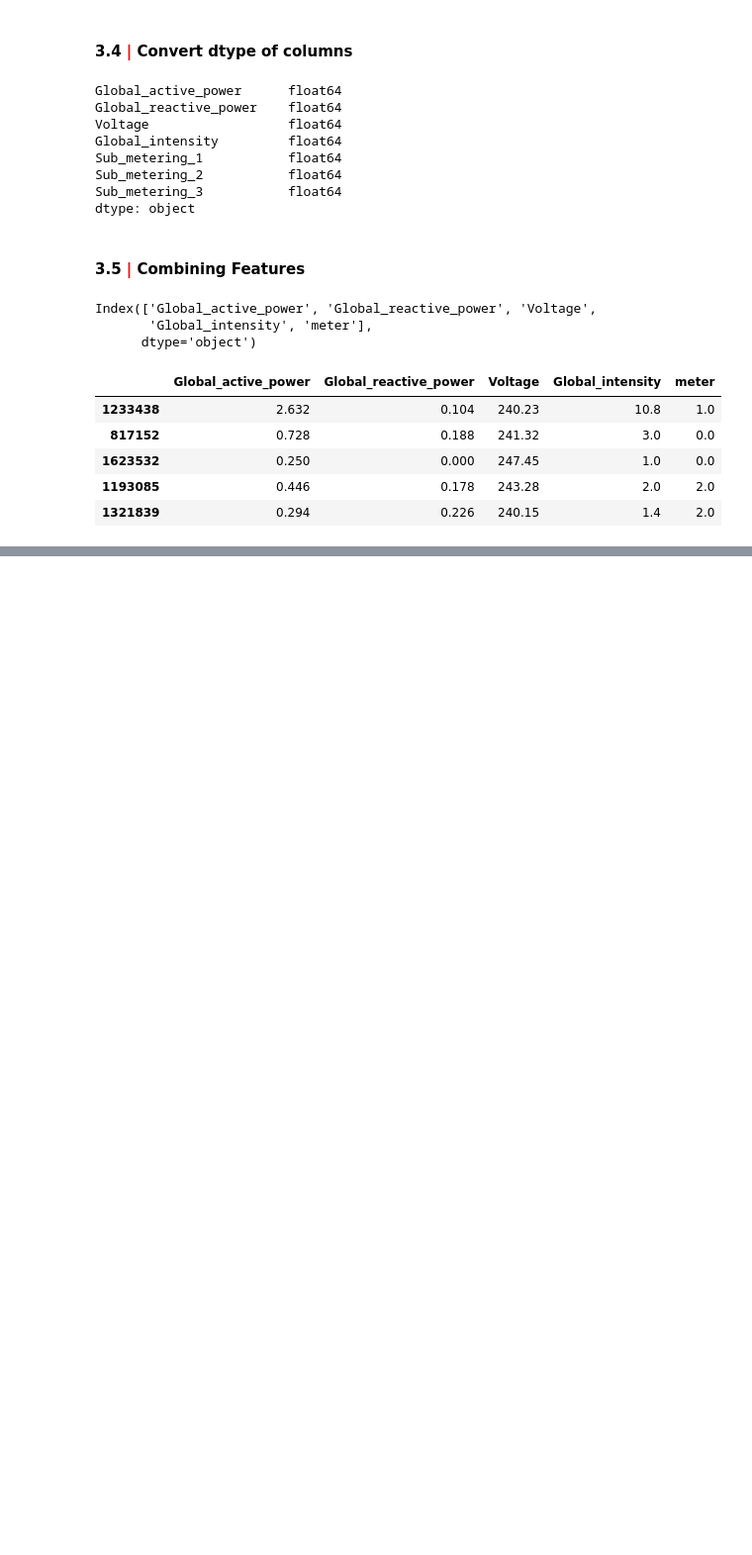
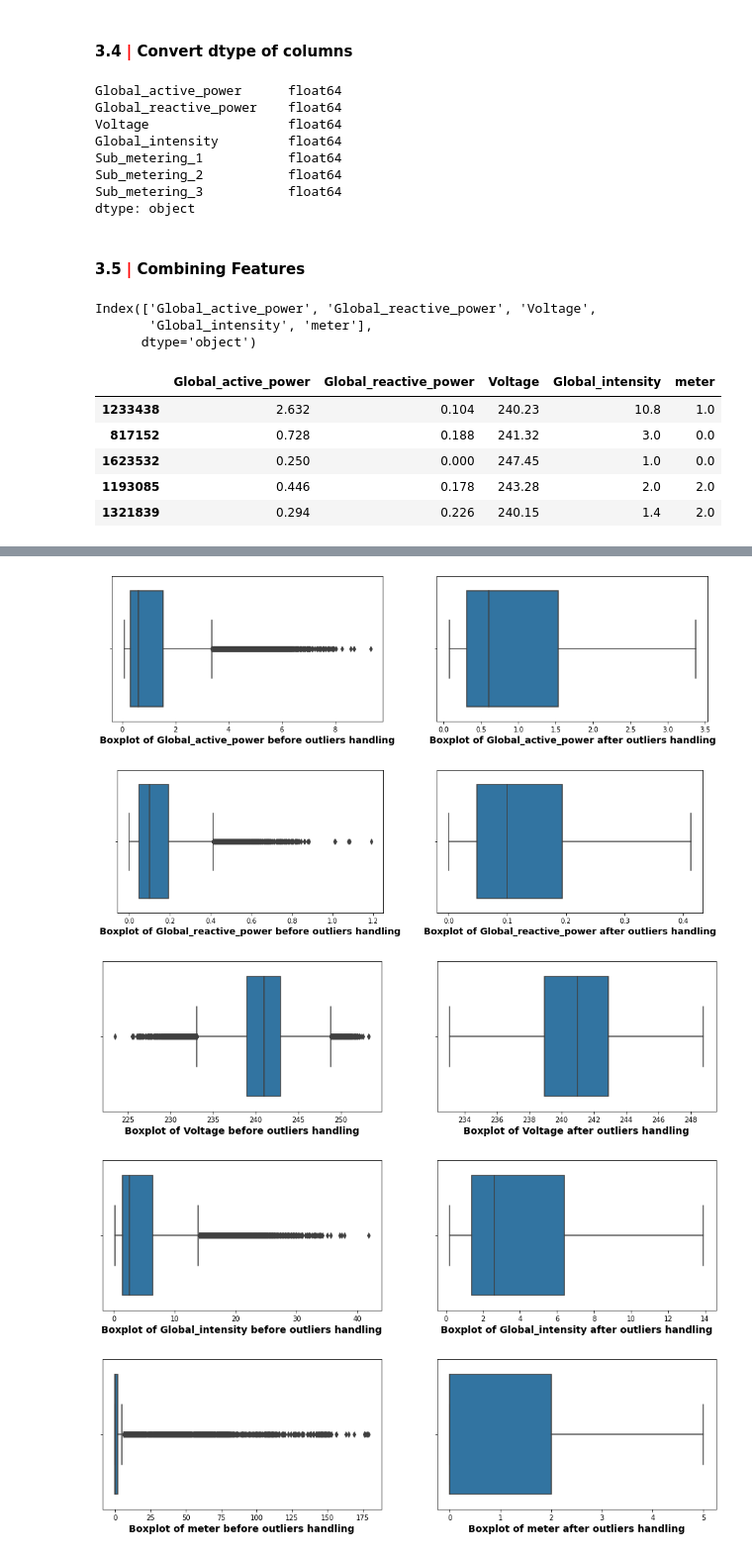
Before and after one commit to Preranapagar/ML_Projects, a Jupyter notebook: Project/Household Power Consumption/project.ipynb, the cells around one changed output, grey strips where cells are left out. Shown: that part at 99% size. Saved outputs shown, nothing was run; the diff lists cells and outputs as text; code cells hidden in the pictures; blank space fills up the shorter version.

Commit message:
handling outliers

```diff
--- a/Project/Household Power Consumption/project.ipynb
+++ b/Project/Household Power Consumption/project.ipynb
@@ -233,0 +259,30 @@ plotnum =1
+# %%
+#Handling Outlier
+
+df1 = df_sample.copy()
+
+for col in df1.columns:
+    iqr = df1[col].quantile(0.75) - df1[col].quantile(0.25)
+    lower_limit = df1[col].quantile(0.25) - (1.5*iqr)
+    upper_limit = df1[col].quantile(0.75) + (1.5*iqr)
+
+    df1[col] = np.where(df1[col]>upper_limit,upper_limit,np.where(df1[col]<lower_limit,lower_limit,df1[col]))
+# %%
+#compare the distribution across quantile
+
+for col in df1.columns:
+
+    plt.figure(figsize=(16,4))
+    plt.subplot(121)
+    sns.boxplot(df_sample[col])
+    plt.xlabel(f"Boxplot of {col} before outliers handling", fontsize=14, fontweight='bold')
+
+    plt.subplot(122)
+    sns.boxplot(df1[col])
+    plt.xlabel(f"Boxplot of {col} after outliers handling", fontsize=14, fontweight='bold')
+# %% [output]
+[figure, added]
+[figure, added]
+[figure, added]
+[figure, added]
+[figure, added]
```
Also changed, not shown: parts of 4 cells of this notebook, 1 other file.
